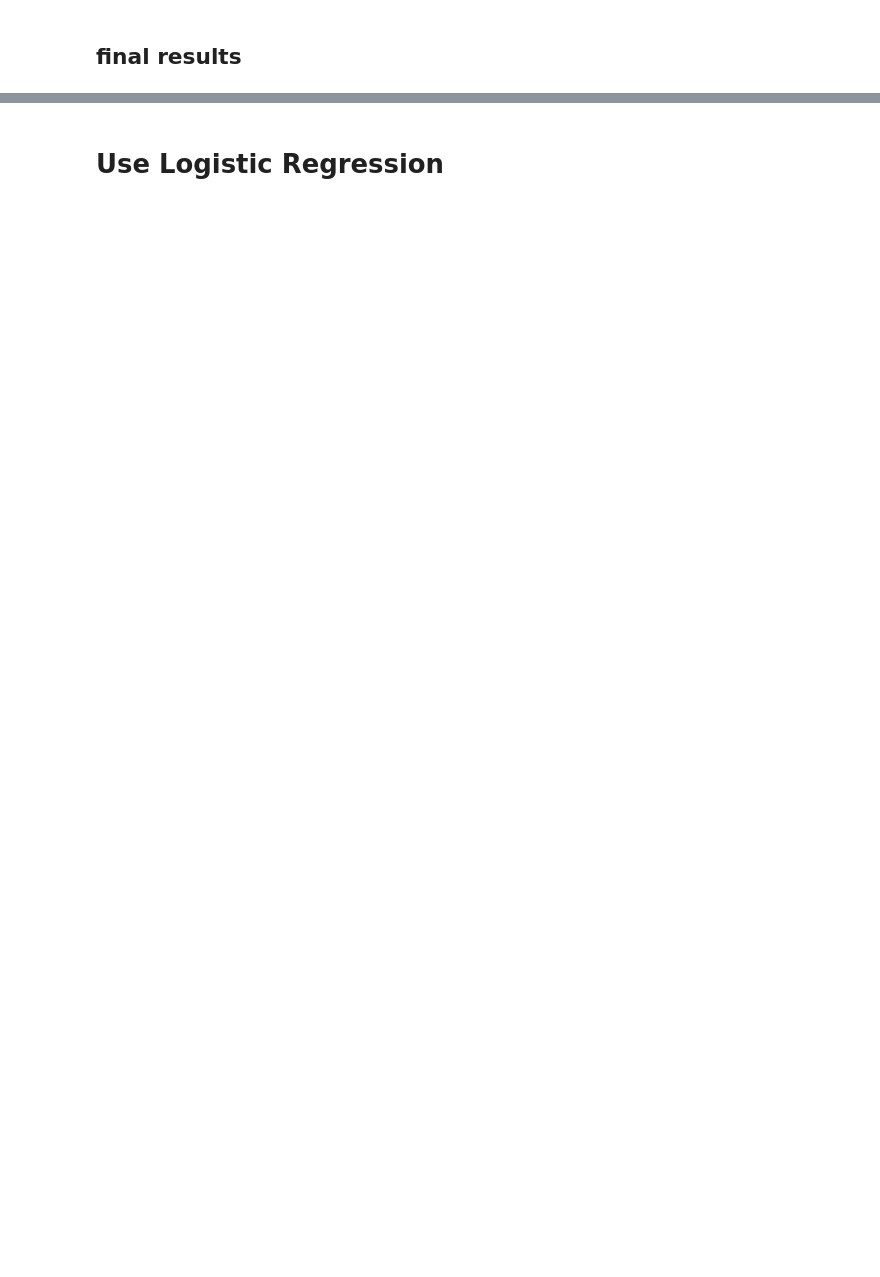
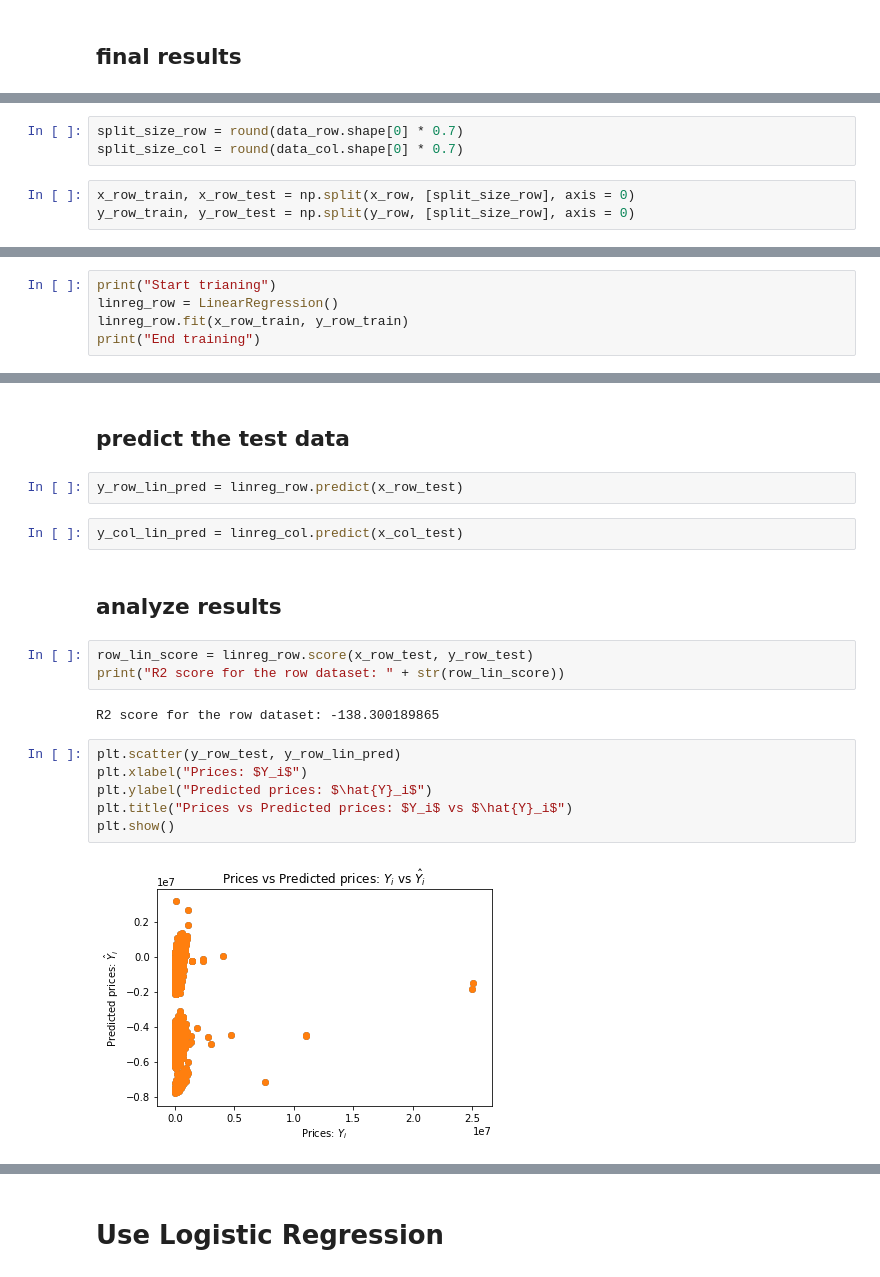
Before and after one commit to rickardsjp/DC_Housing_Tongji, a Jupyter notebook: DC_Housing_Notebook.ipynb, the cells around one changed output, grey strips where cells are left out. Saved outputs shown, nothing was run; the diff lists cells and outputs as text; blank space fills up the shorter version.

Commit message:
Update DC_Housing_Notebook.ipynb
data cleaning
data preparation
linear regression
logisitc regression

```diff
--- a/DC_Housing_Notebook.ipynb
+++ b/DC_Housing_Notebook.ipynb
@@ -200,0 +380,6 @@ dtype: int64
+# %%
+split_size_row = round(data_row.shape[0] * 0.7)
+split_size_col = round(data_col.shape[0] * 0.7)
+# %%
+x_row_train, x_row_test = np.split(x_row, [split_size_row], axis = 0)
+y_row_train, y_row_test = np.split(y_row, [split_size_row], axis = 0)
@@ -200,0 +393,5 @@ dtype: int64
+# %%
+print("Start trianing")
+linreg_row = LinearRegression()
+linreg_row.fit(x_row_train, y_row_train)
+print("End training")
@@ -200,0 +409,21 @@ dtype: int64
+# %% [markdown]
+## predict the test data
+# %%
+y_row_lin_pred = linreg_row.predict(x_row_test)
+# %%
+y_col_lin_pred = linreg_col.predict(x_col_test)
+# %% [markdown]
+## analyze results
+# %%
+row_lin_score = linreg_row.score(x_row_test, y_row_test)
+print("R2 score for the row dataset: " + str(row_lin_score))
+# %% [output]
+R2 score for the row dataset: -138.300189865
+# %%
+plt.scatter(y_row_test, y_row_lin_pred)
+plt.xlabel("Prices: $Y_i$")
+plt.ylabel("Predicted prices: $\hat{Y}_i$")
+plt.title("Prices vs Predicted prices: $Y_i$ vs $\hat{Y}_i$")
+plt.show()
+# %% [output]
+[figure, added]
```
Also changed, not shown: parts of 50 cells of this notebook.
